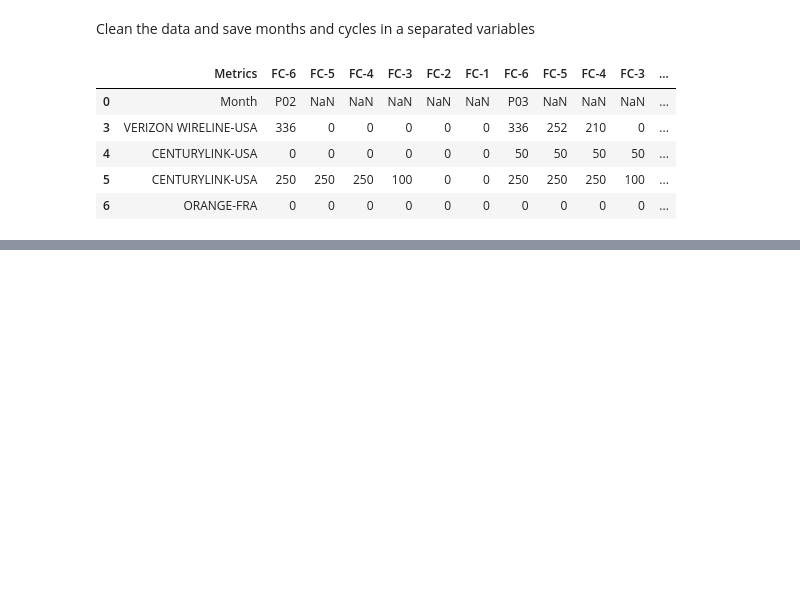
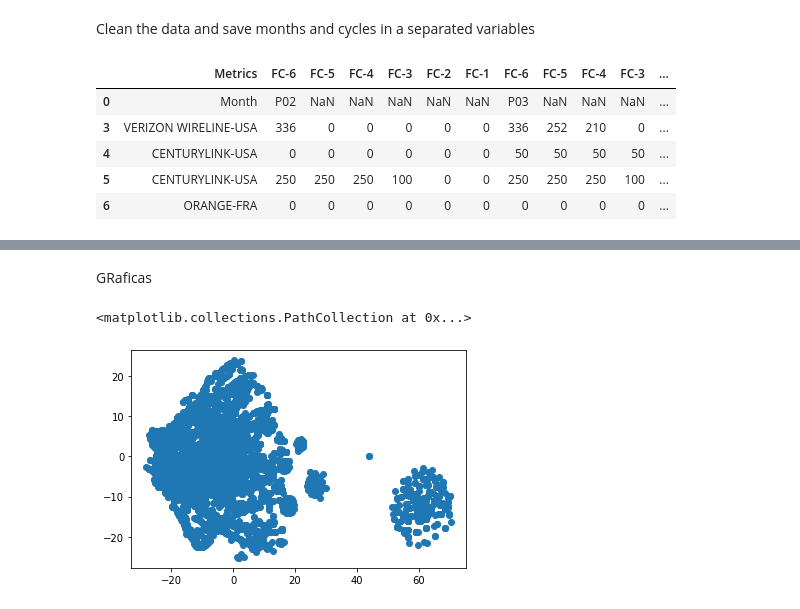
Before and after one commit to rtaglega53/pedropicapiedra, a Jupyter notebook: CPA.ipynb, the cells around one changed output, grey strips where cells are left out. Cells and saved outputs as stored; diff of their text form; code cells hidden in the pictures; blank space fills up the shorter version.

```diff
--- a/CPA.ipynb
+++ b/CPA.ipynb
@@ -136,0 +209,7 @@ memory usage: 3.4+ MB
+# %% [markdown]
+GRaficas
+# %%
+plt.scatter(x_2d[:,0],x_2d[:,1],  cmap=plt.cm.tab10)
+# %% [output]
+<matplotlib.collections.PathCollection at 0x...>
+[figure, added]
```
Also changed, not shown: parts of 19 cells of this notebook.
